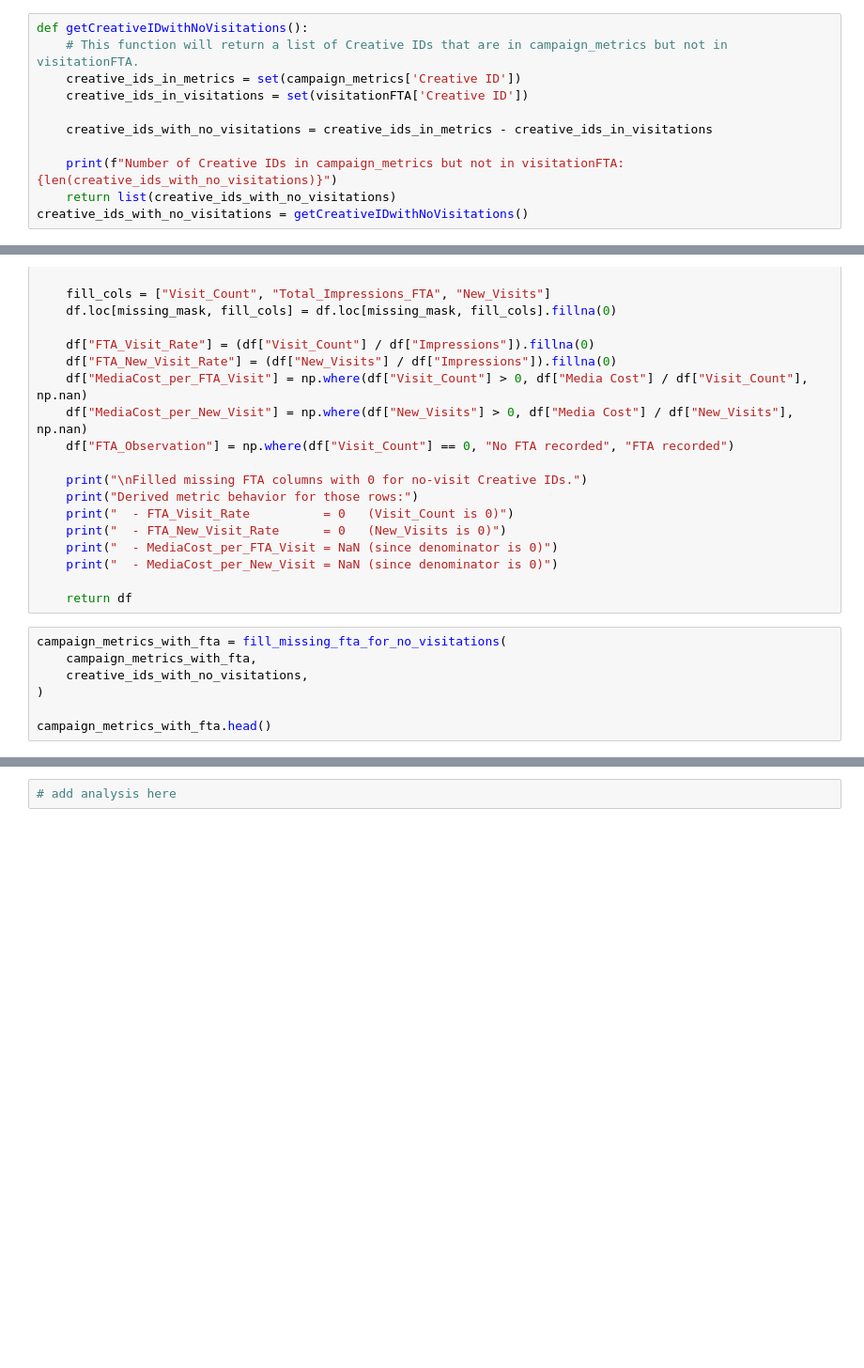
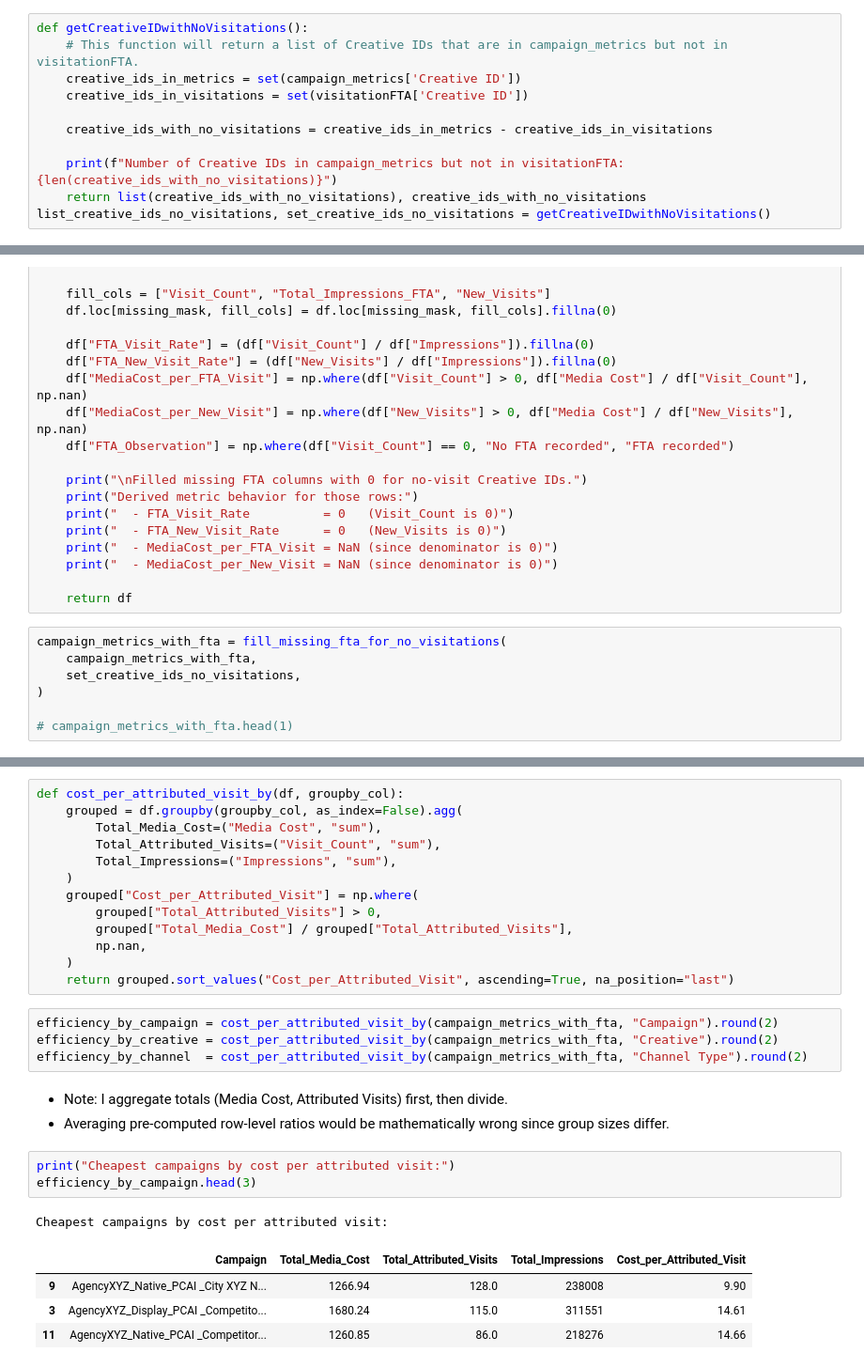
Before and after one commit to EzraGoldberg/portfolio-projects, a Jupyter notebook: 2. Tech Interview Prep/Weather Adtech Data Science/notebooks/Case_Study.ipynb, the cells around one changed output, grey strips where cells are left out. Shown at 94% size. Drawn from its saved outputs; the diff is of its cells as text; blank space fills up the shorter version.

Commit message:
making code to get cost of visit per spend, and making this logic for Campaign/Creative/Channel, getting the best and worst performing campaigns, and creatives based on Dollar efficiency alone

```diff
--- a/2. Tech Interview Prep/Weather Adtech Data Science/notebooks/Case_Study.ipynb
+++ b/2. Tech Interview Prep/Weather Adtech Data Science/notebooks/Case_Study.ipynb
@@ -557,8 +557,8 @@ def getCreativeIDwithNoVisitations():
     creative_ids_with_no_visitations = creative_ids_in_metrics - creative_ids_in_visitations
 
     print(f"Number of Creative IDs in campaign_metrics but not in visitationFTA: {len(creative_ids_with_no_visitations)}")
-    return list(creative_ids_with_no_visitations)
-creative_ids_with_no_visitations = getCreativeIDwithNoVisitations()
+    return list(creative_ids_with_no_visitations), creative_ids_with_no_visitations
+list_creative_ids_no_visitations, set_creative_ids_no_visitations = getCreativeIDwithNoVisitations()
 # %% [output]
 Number of Creative IDs in campaign_metrics but not in visitationFTA: 38
 # %% [markdown]
@@ -694,10 +703,10 @@ def fill_missing_fta_for_no_visitations(df, no_visit_ids):
 # %%
 campaign_metrics_with_fta = fill_missing_fta_for_no_visitations(
     campaign_metrics_with_fta,
-    creative_ids_with_no_visitations,
+    set_creative_ids_no_visitations,
 )
 
-campaign_metrics_with_fta.head()
+# campaign_metrics_with_fta.head(1)
 # %% [output]
 Rows with Creative IDs in no-visit list: 38
 Null counts before fill:
@@ -723,2 +730,29 @@ Derived metric behavior for those rows:
 # %%
-# add analysis here
+def cost_per_attributed_visit_by(df, groupby_col):
+    grouped = df.groupby(groupby_col, as_index=False).agg(
+        Total_Media_Cost=("Media Cost", "sum"),
+        Total_Attributed_Visits=("Visit_Count", "sum"),
+        Total_Impressions=("Impressions", "sum"),
+    )
+    grouped["Cost_per_Attributed_Visit"] = np.where(
+        grouped["Total_Attributed_Visits"] > 0,
+        grouped["Total_Media_Cost"] / grouped["Total_Attributed_Visits"],
+        np.nan,
+    )
+    return grouped.sort_values("Cost_per_Attributed_Visit", ascending=True, na_position="last")
+# %%
+efficiency_by_campaign = cost_per_attributed_visit_by(campaign_metrics_with_fta, "Campaign").round(2)
+efficiency_by_creative = cost_per_attributed_visit_by(campaign_metrics_with_fta, "Creative").round(2)
+efficiency_by_channel  = cost_per_attributed_visit_by(campaign_metrics_with_fta, "Channel Type").round(2)
+# %% [markdown]
+- Note: I aggregate totals (Media Cost, Attributed Visits) first, then divide.
+- Averaging pre-computed row-level ratios would be mathematically wrong since group sizes differ.
+# %%
+print("Cheapest campaigns by cost per attributed visit:")
+efficiency_by_campaign.head(3)
+# %% [output]
+Cheapest campaigns by cost per attributed visit:
+|  | Campaign | Total_Media_Cost | Total_Attributed_Visits | Total_Impressions | Cost_per_Attributed_Visit |
+| 9 | AgencyXYZ_Native_PCAI _City XYZ N... | 1266.94 | 128.0 | 238008 | 9.90 |
+| 3 | AgencyXYZ_Display_PCAI _Competito... | 1680.24 | 115.0 | 311551 | 14.61 |
+| 11 | AgencyXYZ_Native_PCAI _Competitor... | 1260.85 | 86.0 | 218276 | 14.66 |
```
Also changed, not shown: parts of 9 cells of this notebook.
